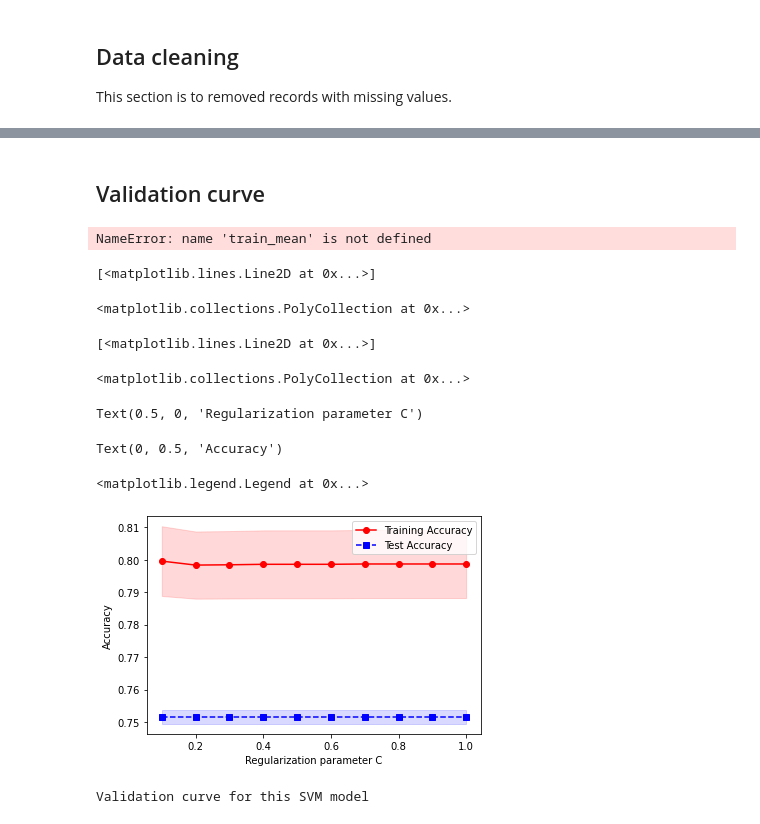
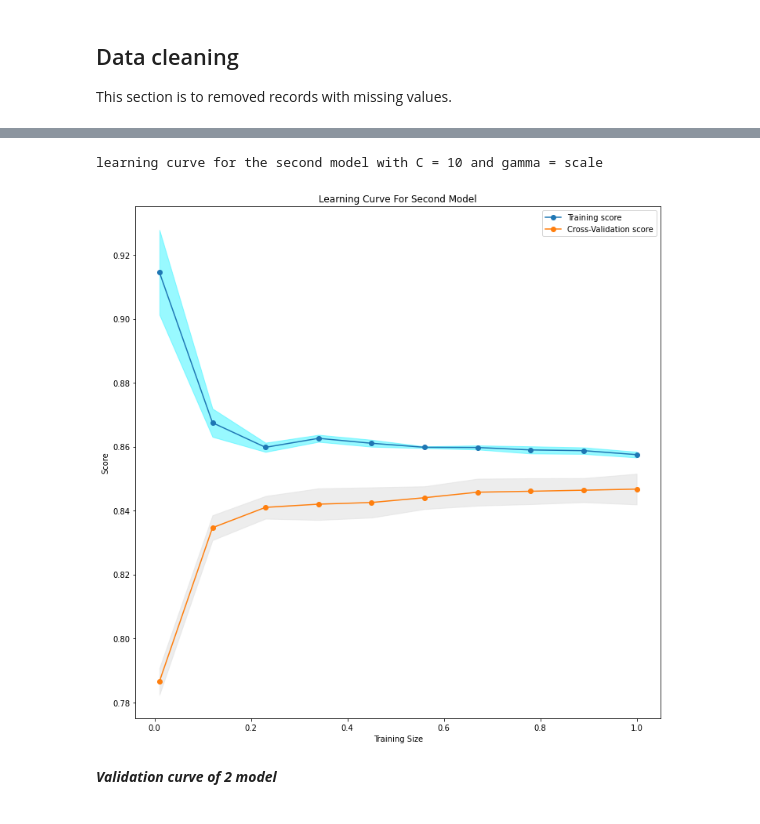
Before and after one commit to ngonhan2k5/cs-ml, a Jupyter notebook: proj1/svm.ipynb, the cells around one changed output, grey strips where cells are left out. Cells and saved outputs as stored; diff of their text form; code cells hidden in the pictures.

```diff
--- a/proj1/svm.ipynb
+++ b/proj1/svm.ipynb
@@ -171,46 +358,14 @@ Done drawing learning curve
+# %%
+print('learning curve for the second model with C = 10 and gamma = scale')
+show_curve(second_train_scores, second_test_scores, 'Learning Curve For Second Model')
+# %% [output]
+learning curve for the second model with C = 10 and gamma = scale
+[figure, added]
 # %% [markdown]
-## Validation curve
+***Validation curve of 2 model***
 # %%
 from sklearn.model_selection import validation_curve
 
-param_range = np.linspace(0.1, 1, 10)
-param_name="C"
-ylim=[0.78, 0.90]
-
-train_scores, test_scores = validation_curve(svmModel, X, Y, param_name="C", param_range=param_range, scoring="accuracy")
+param_name= 'C'
+first_validation_train_scores, first_validation_test_scores = validation_curve(firstModel, X, Y, param_name=param_name, param_range=param_range, scoring=scoring)
+second_validation_train_scores, second_validation_test_scores = validation_curve(secondModel, X, Y, param_name=param_name, param_range=param_range, scoring=scoring)
-# %% [output]
-NameError: name 'train_mean' is not defined
-# %%
-# Mean value of accuracy against training data
-train_mean = np.mean(train_scores, axis=1)
-
-# Standard deviation of training accuracy per number of training samples
-train_std = np.std(train_scores, axis=1)
-
-# Same as above for test data
-test_mean = np.mean(test_scores, axis=1)
-test_std = np.std(test_scores, axis=1)
-
-# Plot training accuracies
-plt.plot(param_range, train_mean, color='red', marker='o', label='Training Accuracy')
-# Plot the variance of training accuracies
-plt.fill_between(param_range,train_mean + train_std, train_mean - train_std, alpha=0.15, color='red')
-
-# Plot for test data as training data
-plt.plot(param_range, test_mean, color='blue', linestyle='--', marker='s', label='Test Accuracy')
-plt.fill_between(param_range,test_mean + test_std, test_mean - test_std, alpha=0.15, color='blue')
-
-plt.xlabel('Regularization parameter C')
-plt.ylabel('Accuracy')
-plt.legend()
-plt.show()
-# %% [output]
-[<matplotlib.lines.Line2D at 0x...>]
-<matplotlib.collections.PolyCollection at 0x...>
-[<matplotlib.lines.Line2D at 0x...>]
-<matplotlib.collections.PolyCollection at 0x...>
-Text(0.5, 0, 'Regularization parameter C')
-Text(0, 0.5, 'Accuracy')
-<matplotlib.legend.Legend at 0x...>
-[figure, removed]
-Validation curve for this SVM model
```
Also changed, not shown: parts of 28 cells of this notebook.
